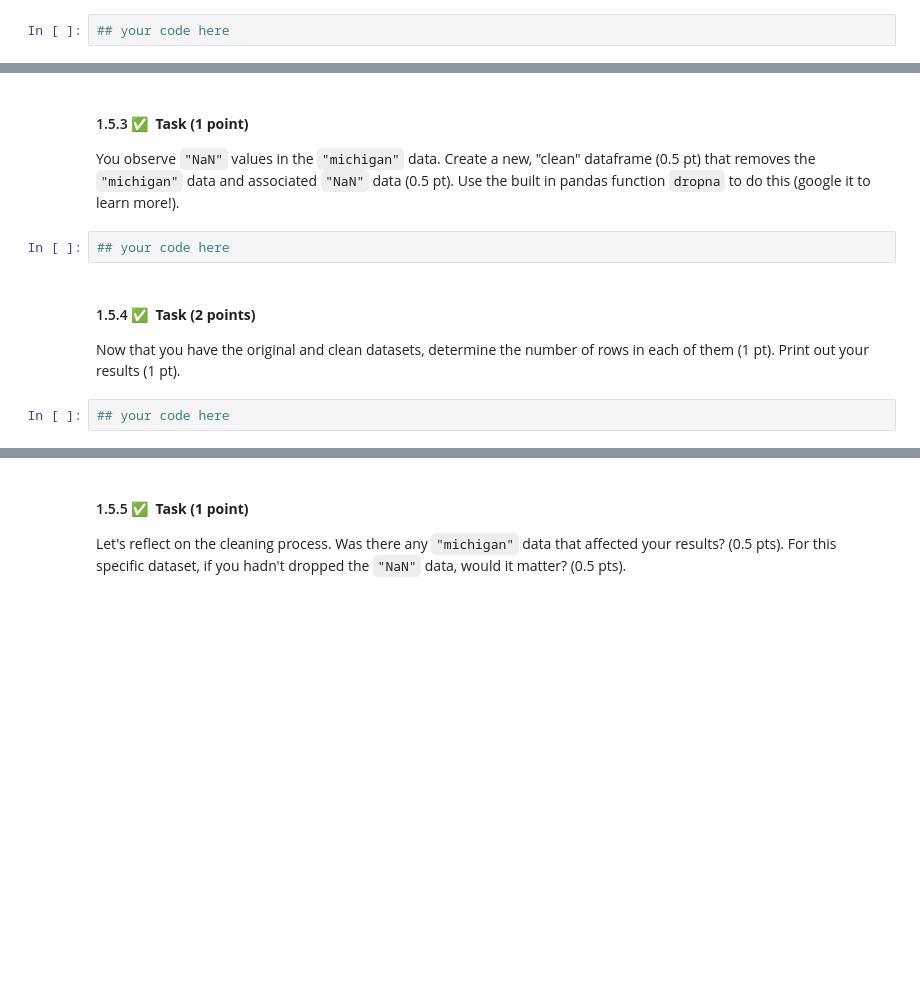
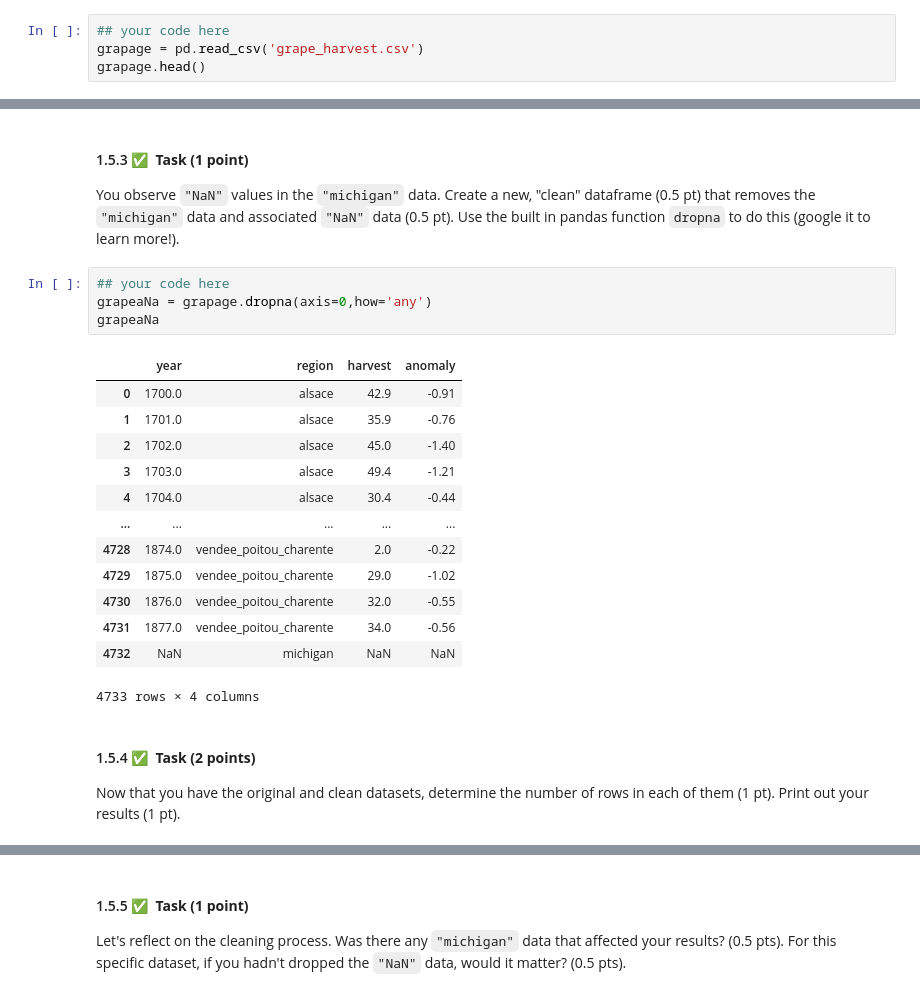
Before and after one commit to andrew-koren/cautious-adventure, a Jupyter notebook: my stuff/cmse/HW3_grapevines_STUDENT.ipynb, the cells around one changed output, grey strips where cells are left out. Cells and saved outputs as stored; diff of their text form; blank space fills up the shorter version.

```diff
--- a/my stuff/cmse/HW3_grapevines_STUDENT.ipynb
+++ b/my stuff/cmse/HW3_grapevines_STUDENT.ipynb
@@ -82,3 +82,5 @@ $^{2}$Mariani and Zavatti. A dataset of the European average temperature anomali
 Read in the data from `grape_harvest.csv` into a Pandas dataframe (0.5 pt) and display the `head` of the data (0.5 pt).
 # %%
 ## your code here
+grapage = pd.read_csv('grape_harvest.csv')
+grapage.head()
@@ -178,8 +267,22 @@ Using masking, create a new dataframe with only `"michigan"` data (1 pt) and dis
 You observe `"NaN"` values in the `"michigan"` data. Create a new, "clean" dataframe (0.5 pt) that removes the `"michigan"` data and associated `"NaN"` data (0.5 pt). Use the built in pandas function `dropna` to do this (google it to learn more!).
 # %%
 ## your code here
+grapeaNa = grapage.dropna(axis=0,how='any')
+grapeaNa
+# %% [output]
+|  | year | region | harvest | anomaly |
+| 0 | 1700.0 | alsace | 42.9 | -0.91 |
+| 1 | 1701.0 | alsace | 35.9 | -0.76 |
+| 2 | 1702.0 | alsace | 45.0 | -1.40 |
+| 3 | 1703.0 | alsace | 49.4 | -1.21 |
+| 4 | 1704.0 | alsace | 30.4 | -0.44 |
+| ... | ... | ... | ... | ... |
+| 4728 | 1874.0 | vendee_poitou_charente | 2.0 | -0.22 |
+| 4729 | 1875.0 | vendee_poitou_charente | 29.0 | -1.02 |
+| 4730 | 1876.0 | vendee_poitou_charente | 32.0 | -0.55 |
+| 4731 | 1877.0 | vendee_poitou_charente | 34.0 | -0.56 |
+| 4732 | NaN | michigan | NaN | NaN |
+4733 rows × 4 columns
 # %% [markdown]
 #### 1.5.4 &#9989;&nbsp; **Task (2 points)**
 Now that you have the original and clean datasets, determine the number of rows in each of them (1 pt). Print out your results (1 pt).
-# %%
-## your code here
```
Also changed, not shown: parts of 18 cells of this notebook, 3 other files.
